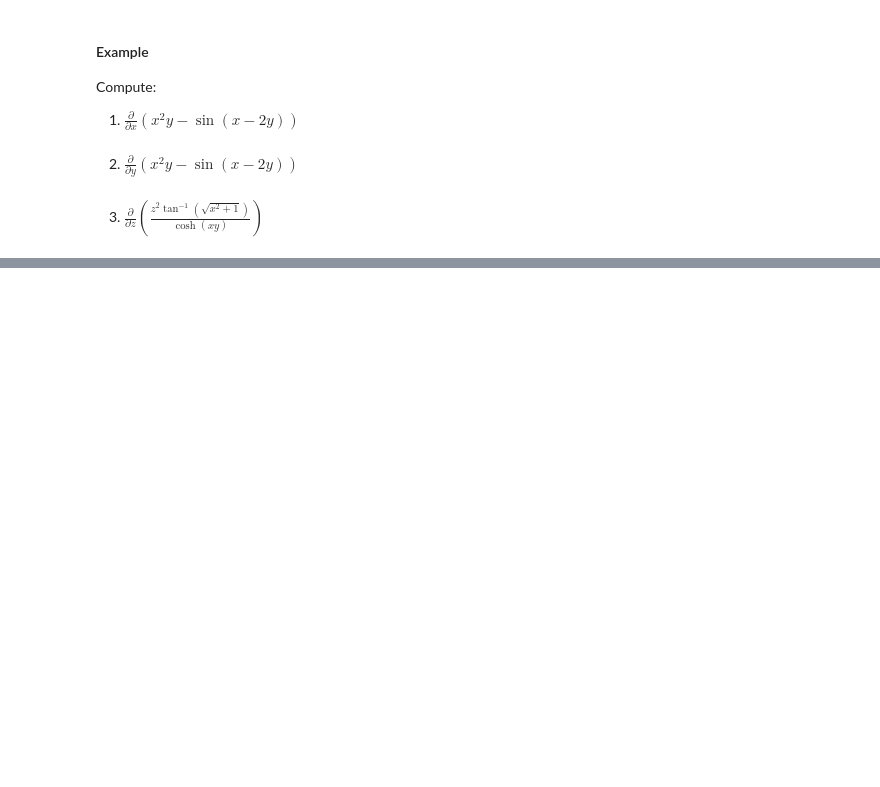
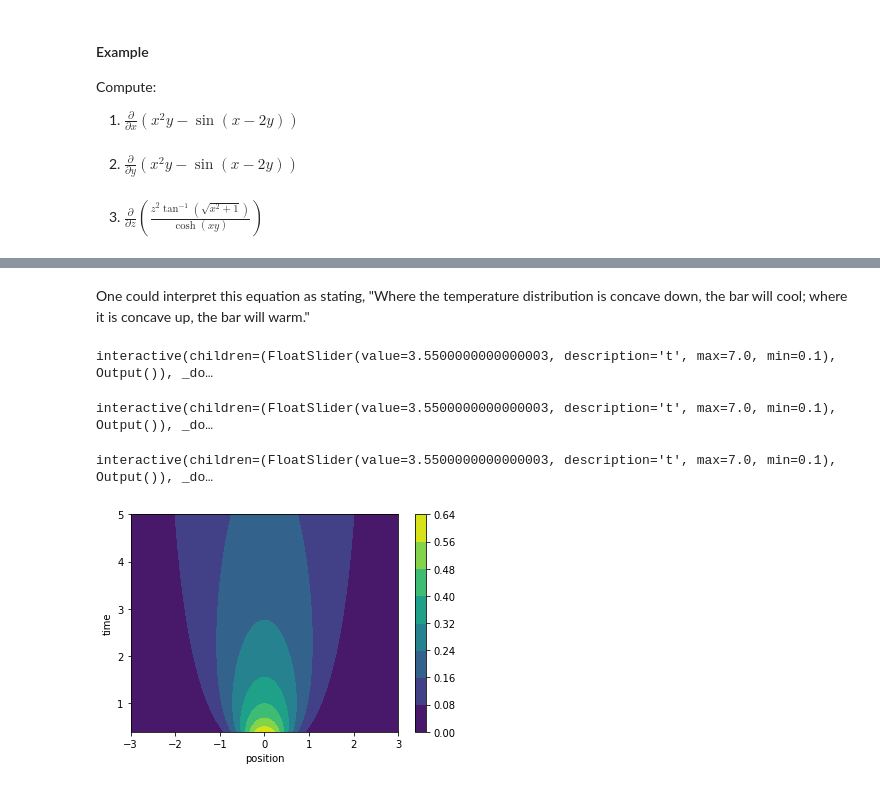
Before and after one commit to drewyoungren/mvc-f19, a Jupyter notebook: slides/mvc-L08.ipynb, the cells around one changed output, grey strips where cells are left out. Saved outputs shown, nothing was run; the diff lists cells and outputs as text; code cells hidden in the pictures; blank space fills up the shorter version.

```diff
--- a/slides/mvc-L08.ipynb
+++ b/slides/mvc-L08.ipynb
@@ -245,0 +265,58 @@ Compute:
+# %% [markdown]
+One could interpret this equation as stating, "Where the temperature distribution is concave down, the bar will cool; where it is concave up, the bar will warm."
+# %%
+u = lambda x,t: exp(-x**2/t)/sqrt(2*pi*t)
+@interact
+def _(t=(.1,7)):
+    x = np.linspace(-3,3,100)
+    plt.plot(x,u(x,t)+u(x-2,t+1/2),color='k',lw=3)
+    plt.ylim([0,1.5])
+    plt.ylabel("temp")
+    plt.xlabel("position")
+    y = np.linspace(0,1.5,10)
+    x,y= np.meshgrid(x,y)
+    plt.pcolormesh(x,y,u(x,t)+u(x-2,t+1/2),vmin=0,vmax=.6,cmap='rainbow')
+# %% [output]
+interactive(children=(FloatSlider(value=3.5500000000000003, description='t', max=7.0, min=0.1), Output()), _do…
+# %%
+u = lambda x,t: exp(-x**2/t)/sqrt(2*pi*t)
+@interact
+def _(t=(.1,7)):
+    fig,axs = plt.subplots(2,1,sharex=True)
+    x = np.linspace(-3,3,100)
+    axs[0].plot(x,u(x,t)+u(x-2,t+1/2))
+    axs[0].set_ylim([0,1.5])
+    axs[0].set_ylabel("temp")
+    y = np.linspace(0,1,10)
+    x,y= np.meshgrid(x,y)
+    axs[1].pcolormesh(x,y,u(x,t)+u(x-2,t+1/2),vmin=0,vmax=.6,cmap='rainbow')
+    axs[1].set_xlabel("position")
+    axs[1].set_yticklabels([])
+# %% [output]
+interactive(children=(FloatSlider(value=3.5500000000000003, description='t', max=7.0, min=0.1), Output()), _do…
+# %%
+u = lambda x,t: exp(-x**2/t)/sqrt(2*pi*t)
+@interact
+def _(t=(.1,7)):
+    fig,ax = plt.subplots(figsize=(8,.5),dpi=100)
+    x = np.linspace(-3,3,200)
+    y = np.linspace(0,1,10)
+    x,y= np.meshgrid(x,y)
+    ax.pcolormesh(x,y,u(x,t)+u(x-2,t+1/2),vmin=0,vmax=.6,cmap='rainbow')
+#     ax.set_ylim([0,1])
+#     plt.ylabel("temp")
+    ax.set_xlabel("position")
+# %% [output]
+interactive(children=(FloatSlider(value=3.5500000000000003, description='t', max=7.0, min=0.1), Output()), _do…
+# %%
+u = lambda x,t: exp(-x**2/t)/sqrt(2*pi*t)
+
+x = np.linspace(-3,3,100)
+t = np.linspace(.4,5,150)
+x,t = np.meshgrid(x,t)
+plt.contourf(x,t,u(x,t));
+plt.ylabel("time")
+plt.colorbar()
+plt.xlabel("position");
+# %% [output]
+[figure, added]
```
Also changed, not shown: parts of 9 cells of this notebook.
